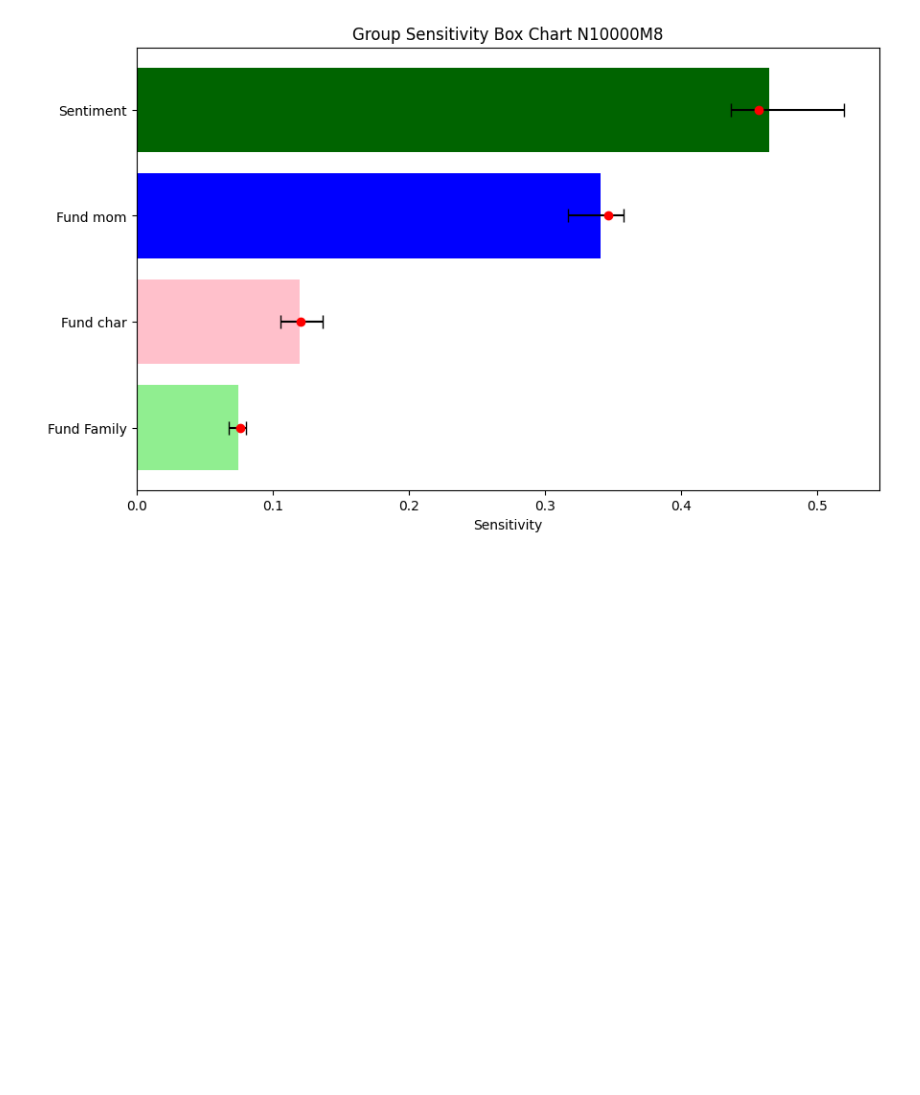
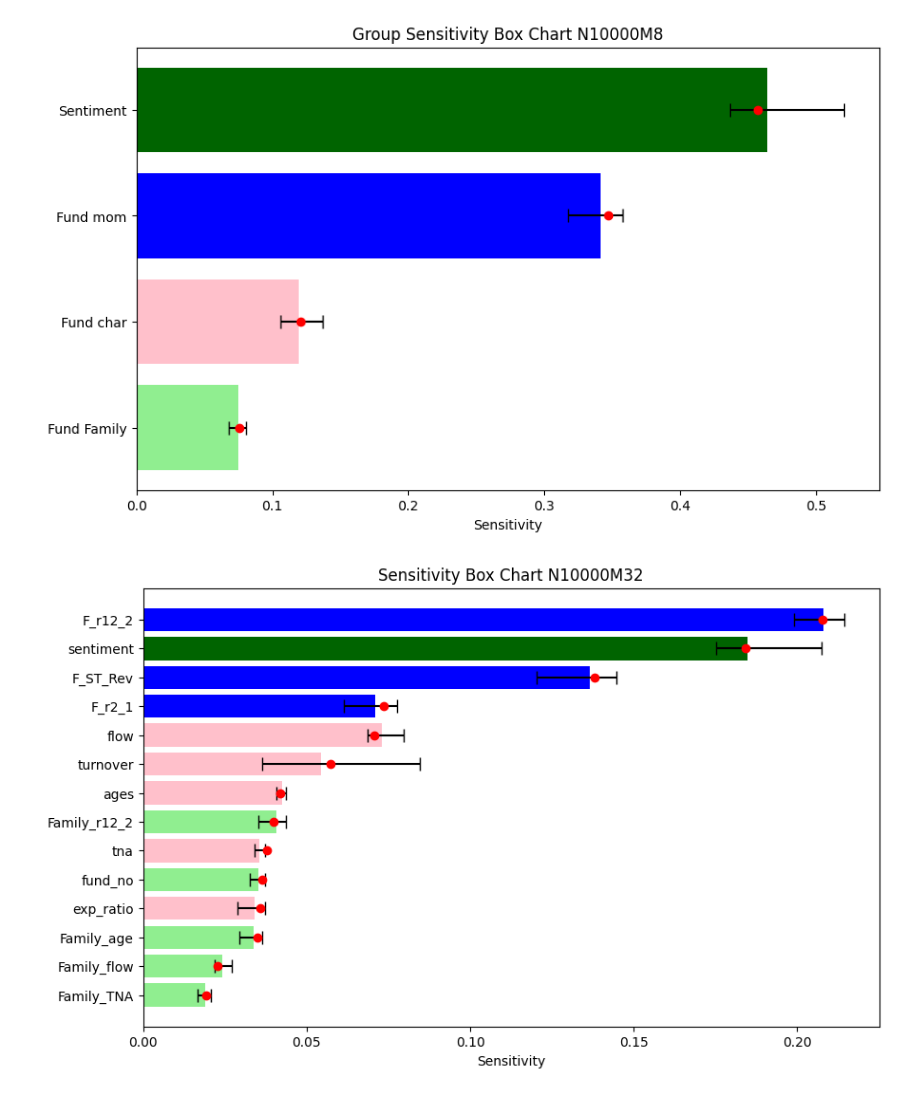
Before and after one commit to AlvisYan2025/MutualFundProtfolilSelection, a Jupyter notebook: sensitivity_plot.ipynb, the cells around one changed output. Drawn from its saved outputs; the diff is of its cells as text; code cells hidden in the pictures; blank space fills up the shorter version.

```diff
--- a/sensitivity_plot.ipynb
+++ b/sensitivity_plot.ipynb
@@ -20,7 +20,7 @@ from tqdm import tqdm
 import random
 # %%
 #plot sensitivity distribution
-def plot_sensitivity_with_bootstrap(M, N=500, dir = 'sensitivity/', outdir='sensitivity_graphs'):
+def plot_sensitivity_with_bootstrap(M, N=500, dir = 'sensitivity/', outdir='sensitivity_graphs/', save=False):
     os.makedirs(outdir, exist_ok=True)
     target_sensitivity = pd.read_csv('target_sensitivity.csv')
     norm_sens = target_sensitivity['sensitivity_normalized']
@@ -46,7 +46,7 @@ def plot_sensitivity_with_bootstrap(M, N=500, dir = 'sensitivity/', outdir='sens
         currfile = pd.read_csv(f'{dir}{filename}')
         allfiles[filename] = currfile
     ################################################################################
-    def plot_sensitivity_distribution(data, title, savedir=None):
+    def plot_sensitivity_distribution(data, title='', save=save):
         data = np.array(data)
         plt.figure(figsize=(14, 6))
         plt.subplot(1, 3, 1)
@@ -55,10 +55,8 @@ def plot_sensitivity_with_bootstrap(M, N=500, dir = 'sensitivity/', outdir='sens
         plt.xlabel('Value')
         plt.ylabel('Density')
         plt.tight_layout()
-        if savedir is not None:
-            os.makedirs(savedir, exist_ok=True)
-            file_path = os.path.join(savedir, f'{title}.png')
-            plt.savefig(file_path)
+        if save:
+            plt.savefig(f'{outdir}{title}.png')
         plt.show()
     all_features = ['ages', 'flow',
             'exp_ratio', 'tna', 'turnover', 'Family_TNA', 'fund_no',
@@ -69,12 +67,11 @@ def plot_sensitivity_with_bootstrap(M, N=500, dir = 'sensitivity/', outdir='sens
         lower_percentiles = []
         upper_percentiles = []
         for sensitivity_list in feature_sensitivity_list:
-            #print("list", sensitivity_list, np.max(sensitivity_list), np.percentile(sensitivity_list, 75))
             medians.append(np.median(sensitivity_list))
             lower_percentiles.append(np.percentile(sensitivity_list, 25))
             upper_percentiles.append(np.percentile(sensitivity_list, 75))
         return medians, lower_percentiles, upper_percentiles
-    def plot_box_chart(features, medians, lower_percentiles, upper_percentiles, targets=None, order = target_order, title='', save=False):
+    def plot_box_chart(features, medians, lower_percentiles, upper_percentiles, targets=None, order = target_order, title='', save=save):
         if not order:
             order = np.argsort(medians)[::-1]
         features = [features[i] for i in order]
@@ -83,9 +80,6 @@ def plot_sensitivity_with_bootstrap(M, N=500, dir = 'sensitivity/', outdir='sens
         upper_percentiles = [upper_percentiles[i] for i in order]
         lower_errors = [mean - lower for mean, lower in zip(medians, lower_percentiles)]
         upper_errors = [upper - mean for mean, upper in zip(medians, upper_percentiles)]
-        #print('means', means)
-        #print('lower', lower_percentiles)
-        #print('upper', upper_percentiles)
         plt.figure(figsize=(10, 6))
         colors = ['blue', 'darkgreen', 'blue', 'blue', 'pink', 'pink', 'pink', 'lightgreen', 'pink', 'lightgreen', 'pink', 'lightgreen', 'lightgreen', 'lightgreen']
         bar_plot = plt.barh(features, medians, xerr=[lower_errors, upper_errors], capsize=5, color=colors)
@@ -98,7 +92,7 @@ def plot_sensitivity_with_bootstrap(M, N=500, dir = 'sensitivity/', outdir='sens
         if save:
             plt.savefig(outdir+"individual_variable_box_chart{}.png".format(title), dpi=300, bbox_inches='tight')
         plt.show()
-    def plot_group_box_chart(groups, medians, lower_percentiles, upper_percentiles, targets, title='', save=False):
+    def plot_group_box_chart(groups, medians, lower_percentiles, upper_percentiles, targets, title='', save=save):
         plt.figure(figsize=(10, 6))
         colors = ['darkgreen', 'blue', 'pink', 'lightgreen' ]
         lower_errors = [mean - lower for mean, lower in zip(medians, lower_percentiles)]
@@ -161,10 +155,10 @@ def plot_sensitivity_with_bootstrap(M, N=500, dir = 'sensitivity/', outdir='sens
     groups_p75_norm = [t/groups_medians_sum for t in groups_p75]
     plot_group_box_chart(groups=['Sentiment', "Fund mom", "Fund char", "Fund Family"], medians=groups_medians_norm, lower_percentiles=groups_p25_norm, upper_percentiles=groups_p75_norm, targets=target_medians_norm, title=f'N{N}M{M}')
 # %%
-#for m in [1,2,4,8,16,32,64,128,256,400]:
-#    for n in [500, 700, 1000]:
-#        plot_sensitivity_with_bootstrap(m,n)
-plot_sensitivity_with_bootstrap(8,10000)
+for m in [8, 32]:
+    for n in [10000]:
+        plot_sensitivity_with_bootstrap(m,n, outdir='all_saved_plots/', save=True)
 # %% [output]
 [figure]
 [figure]
+[figure, added]
```
Also changed, not shown: parts of 1 cell of this notebook, 1 other file.
